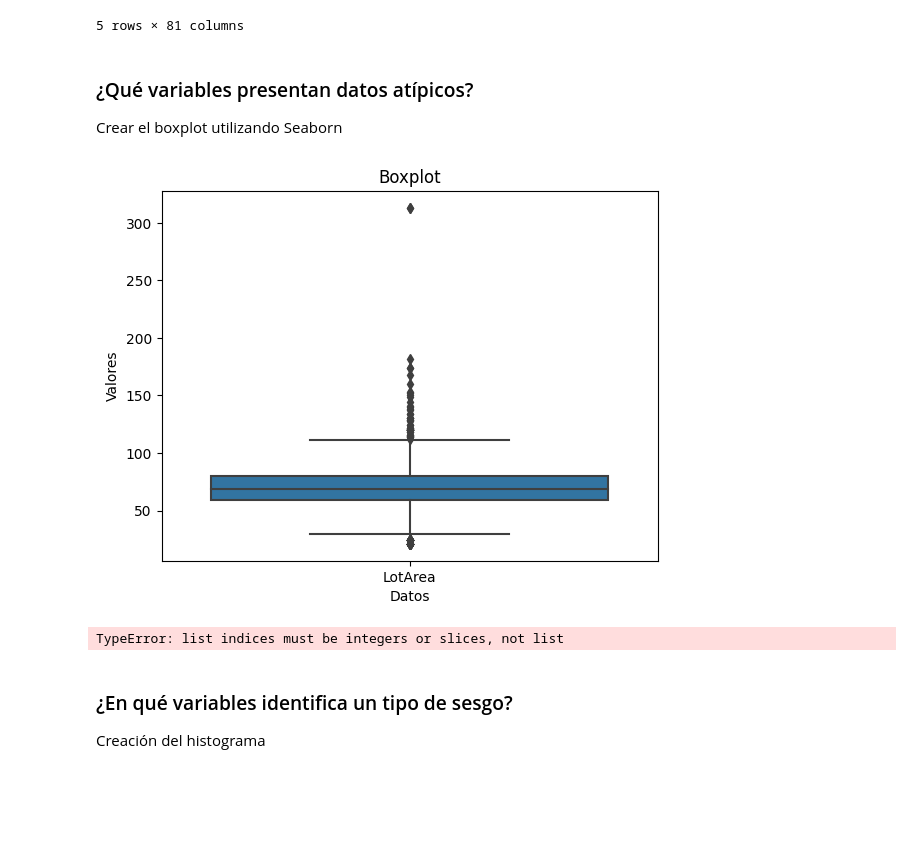
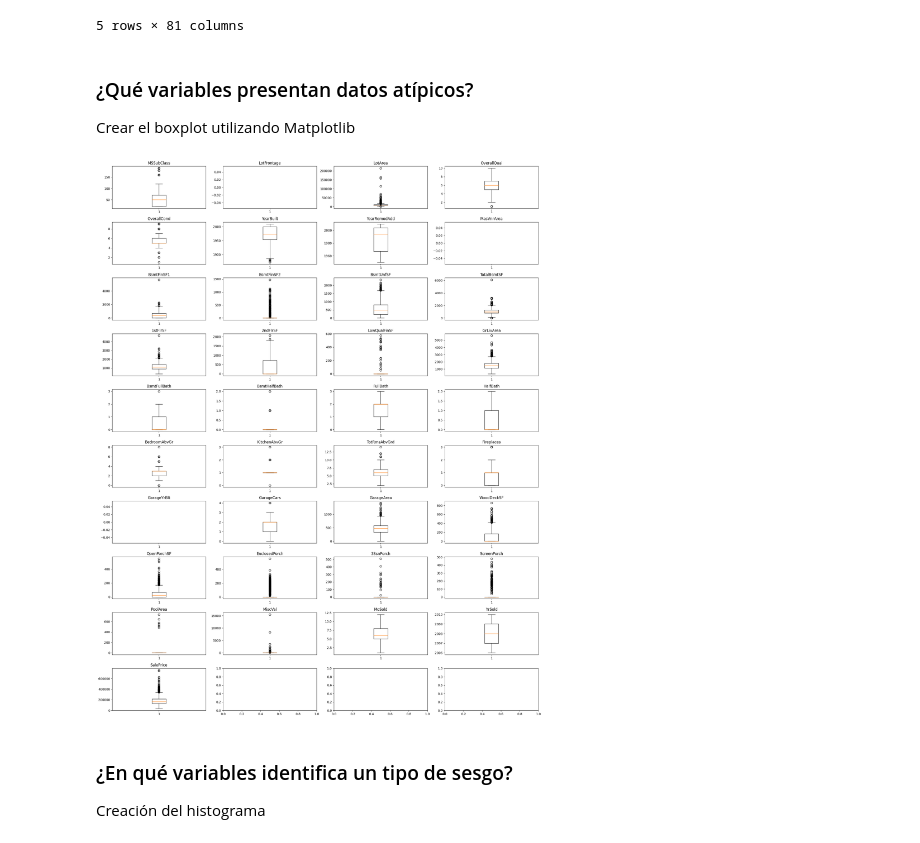
Before and after one commit to SergioGonzalez24/IA-House-Prices-Campechaneado, a Jupyter notebook: Comprension_de_los_datos.ipynb, the cells around one changed output. Drawn from its saved outputs; the diff is of its cells as text; code cells hidden in the pictures; blank space fills up the shorter version.

Commit message:
avance
anderson y boxplot

```diff
--- a/Comprension_de_los_datos.ipynb
+++ b/Comprension_de_los_datos.ipynb
@@ -39,4 +43,4 @@ data.head()
 5 rows × 81 columns
 # %% [markdown]
 ### ¿Qué variables presentan datos atípicos?
-Crear el boxplot utilizando Seaborn
+Crear el boxplot utilizando Matplotlib
@@ -45,39 +47,17 @@ var = data[['LotFrontage']]
-# %%
-sns.boxplot(data=var)
-
-plt.xticks([0], ['LotArea'])
-
-plt.xlabel('Datos')
-plt.ylabel('Valores')
-plt.title('Boxplot')
-
-plt.show()
-# %% [output]
-[figure, removed]
-# %%
-# Código Alex
-from scipy.stats import norm
-
-S_Price = data[['SalePrice']]
-print(type(S_Price))
-
-# Crear una matriz de subgráficos con 1 fila y 3 columnas
-fig, axes = plt.subplots(1, 3, figsize=(12, 4))
-
-# Agregar un boxplot a cada subgráfico utilizando la función boxplot de scipy
-# La función boxplot de scipy no tiene todos los parámetros de personalización que tiene matplotlib
-# Por lo tanto, utilizaremos matplotlib solo para personalización adicional
-for ax, data, title in zip(axes, [S_Price], ['Sale_Price']):
-    ax.boxplot(data)
-    ax.set_title(title)
-
-# Ajustar espaciado entre subgráficos
-plt.tight_layout()
-
-# Mostrar los subgráficos
-plt.show()
-# %% [output]
-TypeError: list indices must be integers or slices, not list
+# %%
+num=data.loc[:, data.columns!='Id']
+numeric=num.select_dtypes(np.number)
+
+fig, axs = plt.subplots(10, 4, figsize=(20, 25))
+
+for i, col in enumerate(numeric.columns):
+    axs[i // 4, i % 4].boxplot(data[col])
+    axs[i // 4, i % 4].set_title(col)
+
+plt.tight_layout()
+plt.show()
+# %% [output]
+[figure, added]
 # %% [markdown]
 ### ¿En qué variables identifica un tipo de sesgo?
 Creación del histograma
```
Also changed, not shown: parts of 10 cells of this notebook.
